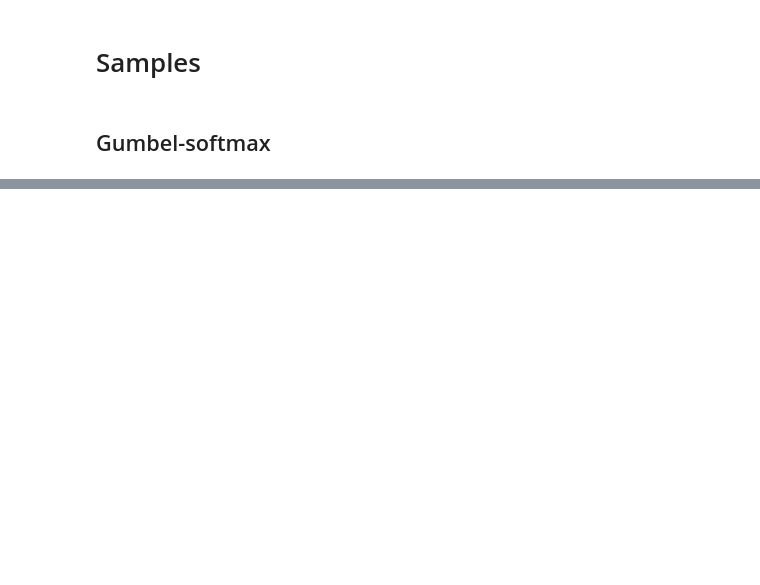
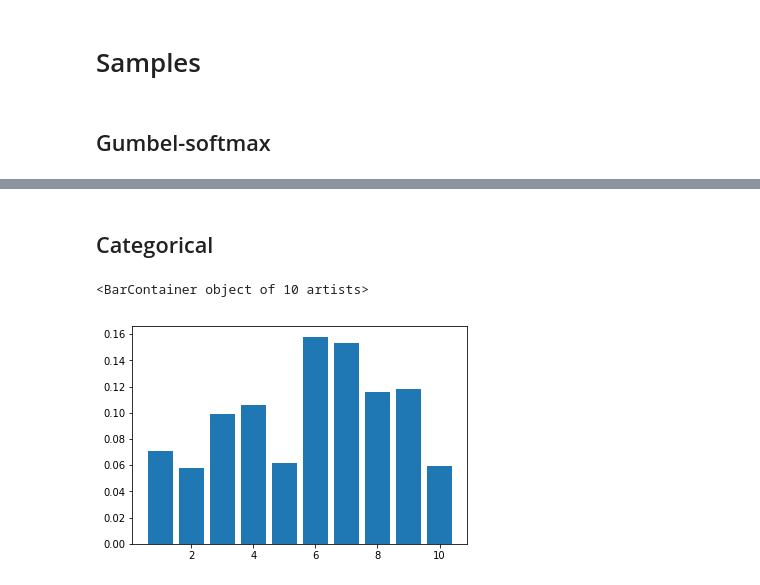
Before and after one commit to shaabhishek/gumbel-softmax-pytorch, a Jupyter notebook: Gumbel-softmax visualization.ipynb, the cells around one changed output, grey strips where cells are left out. Saved outputs shown, nothing was run; the diff lists cells and outputs as text; code cells hidden in the pictures; blank space fills up the shorter version.

```diff
--- a/Gumbel-softmax visualization.ipynb
+++ b/Gumbel-softmax visualization.ipynb
@@ -84,0 +87,11 @@ plt.hist(z.numpy(), bins=np.arange(k)+1)
+# %% [markdown]
+## Categorical
+# %%
+z = torch.distributions.Categorical(probs=pi).sample((n,)).float()
+one_hot = torch.zeros(n,k)
+one_hot[range(n),z.long()] = 1
+plt.bar(np.arange(k)+1, one_hot.mean(dim=0).numpy())
+# plt.ylim(0,1)
+# %% [output]
+<BarContainer object of 10 artists>
+[figure, added]
```
Also changed, not shown: parts of 10 cells of this notebook, 1 other file.
